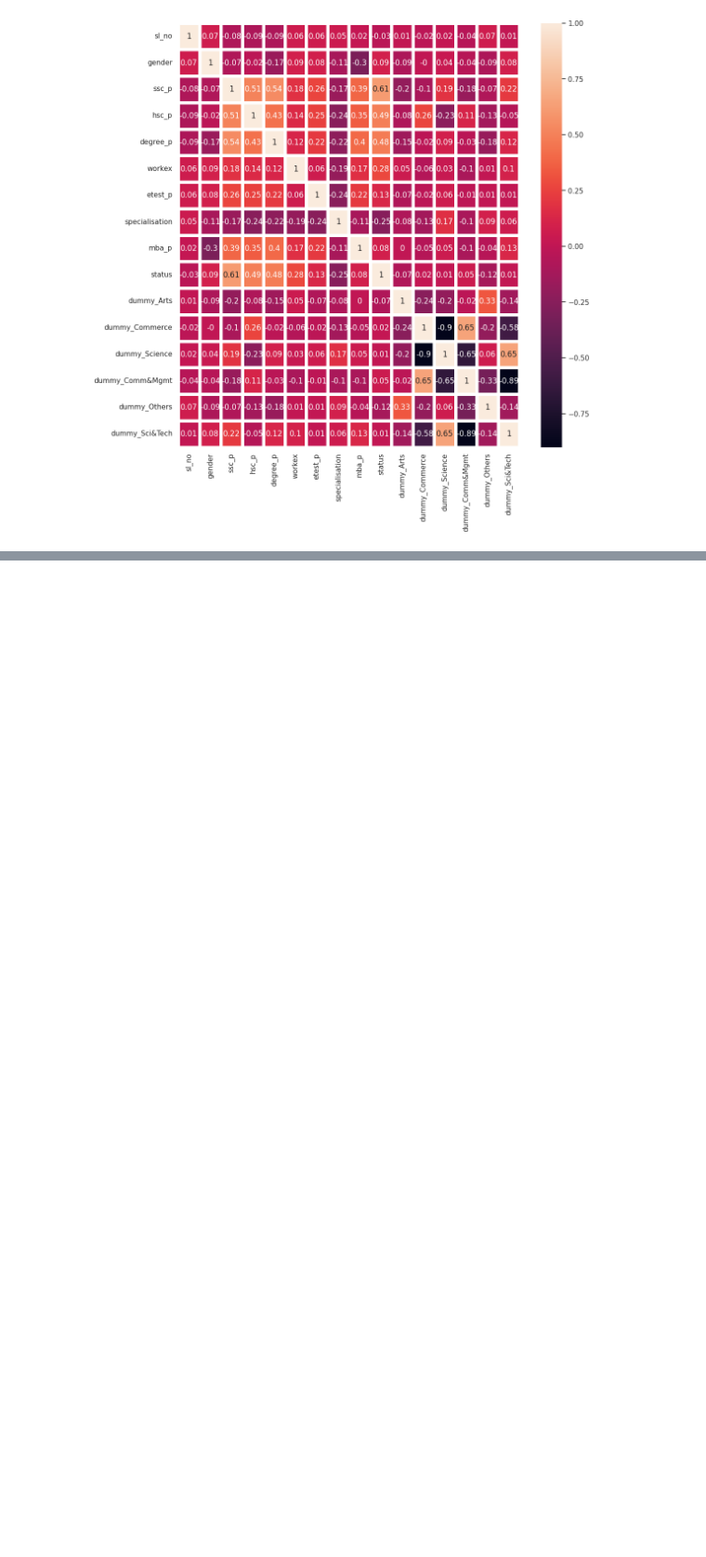
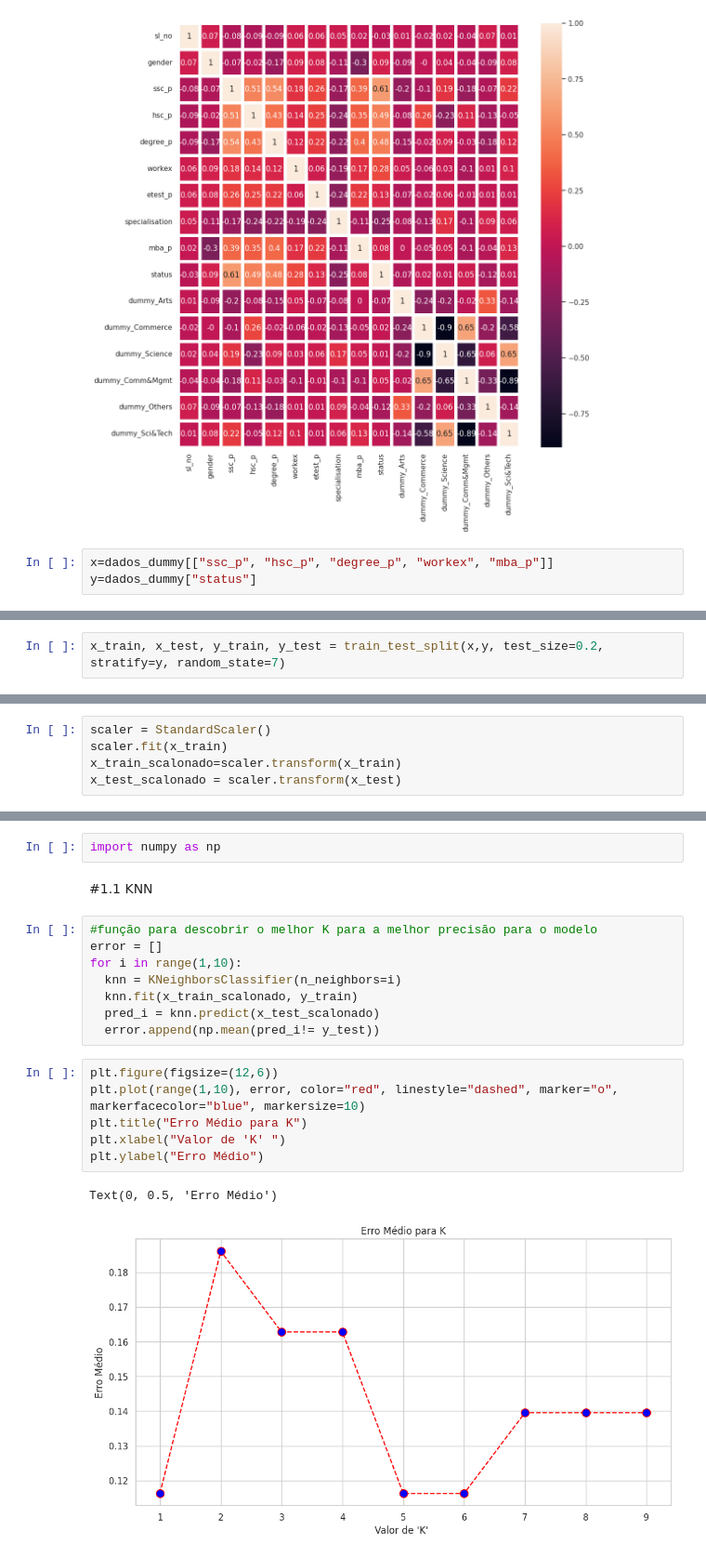
Before and after one commit to aloisiok1/Machine-Learning-com-Python, a Jupyter notebook: KNN e SVM/KNN_e_SVM.ipynb, the cells around one changed output, grey strips where cells are left out. Shown: that part at 93% size. Drawn from its saved outputs; the diff is of its cells as text; blank space fills up the shorter version.

```diff
--- a/KNN e SVM/KNN_e_SVM.ipynb
+++ b/KNN e SVM/KNN_e_SVM.ipynb
@@ -274,3 +274,6 @@ sb.heatmap(data = correlation_matriz, annot=True, linewidths=5, ax=ax)
 The default value of numeric_only in DataFrame.corr is deprecated. In a future version, it will default to False. Select only valid columns or specify the value of numeric_only to silence this warning ...
 <Axes: >
 [figure]
+# %%
+x=dados_dummy[["ssc_p", "hsc_p", "degree_p", "workex", "mba_p"]]
+y=dados_dummy["status"]
@@ -276,0 +283,2 @@ The default value of numeric_only in DataFrame.corr is deprecated. In a future v
+# %%
+x_train, x_test, y_train, y_test = train_test_split(x,y, test_size=0.2, stratify=y, random_state=7)
@@ -276,0 +295,5 @@ The default value of numeric_only in DataFrame.corr is deprecated. In a future v
+# %%
+scaler = StandardScaler()
+scaler.fit(x_train)
+x_train_scalonado=scaler.transform(x_train)
+x_test_scalonado = scaler.transform(x_test)
@@ -276,0 +336,21 @@ The default value of numeric_only in DataFrame.corr is deprecated. In a future v
+# %%
+import numpy as np
+# %% [markdown]
+#1.1 KNN
+# %%
+#função para descobrir o melhor K para a melhor precisão para o modelo
+error = []
+for i in range(1,10):
+  knn = KNeighborsClassifier(n_neighbors=i)
+  knn.fit(x_train_scalonado, y_train)
+  pred_i = knn.predict(x_test_scalonado)
+  error.append(np.mean(pred_i!= y_test))
+# %%
+plt.figure(figsize=(12,6))
+plt.plot(range(1,10), error, color="red", linestyle="dashed", marker="o", markerfacecolor="blue", markersize=10)
+plt.title("Erro Médio para K")
+plt.xlabel("Valor de 'K' ")
+plt.ylabel("Erro Médio")
+# %% [output]
+Text(0, 0.5, 'Erro Médio')
+[figure, added]
```
Also changed, not shown: parts of 16 cells of this notebook, 1 other file.
